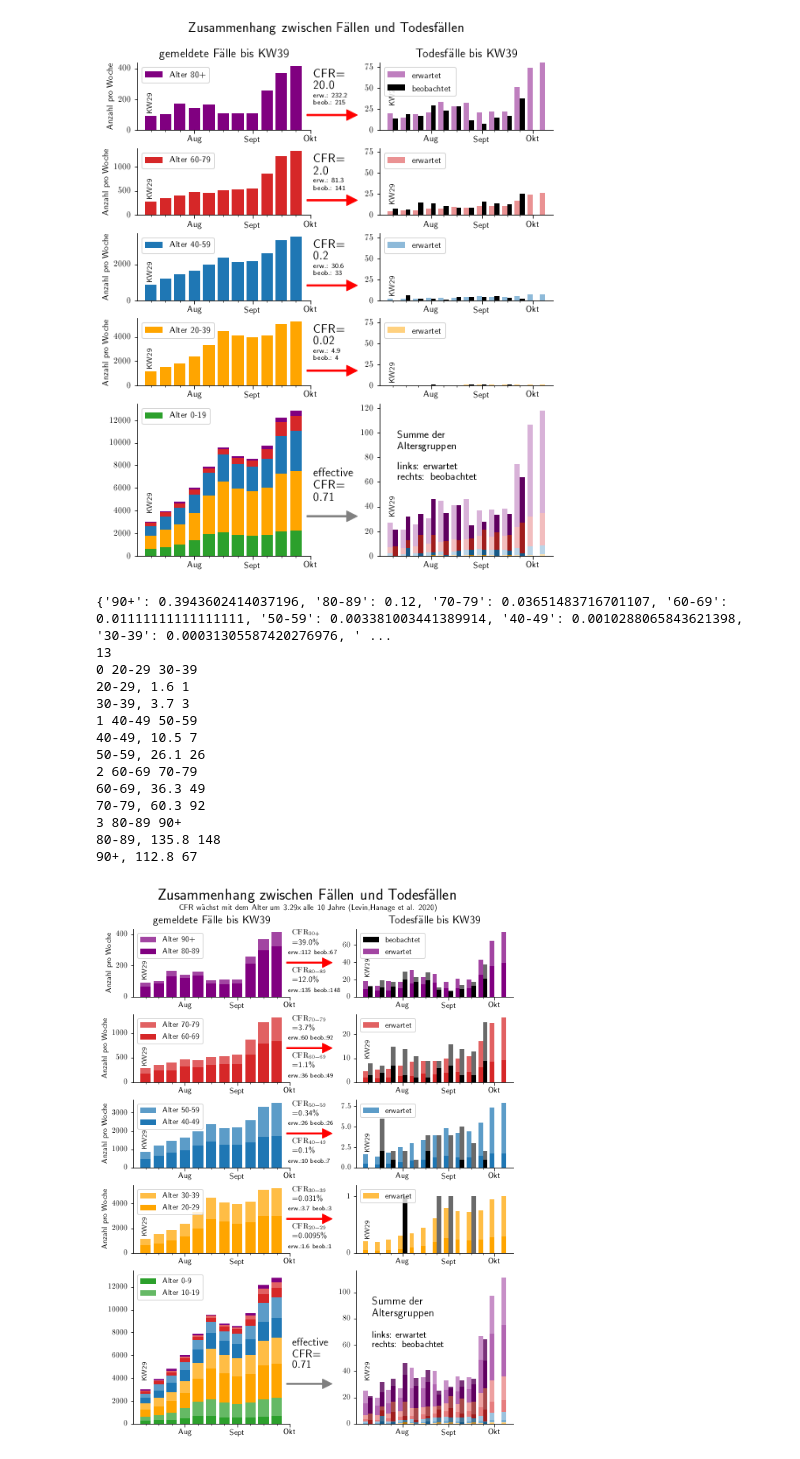
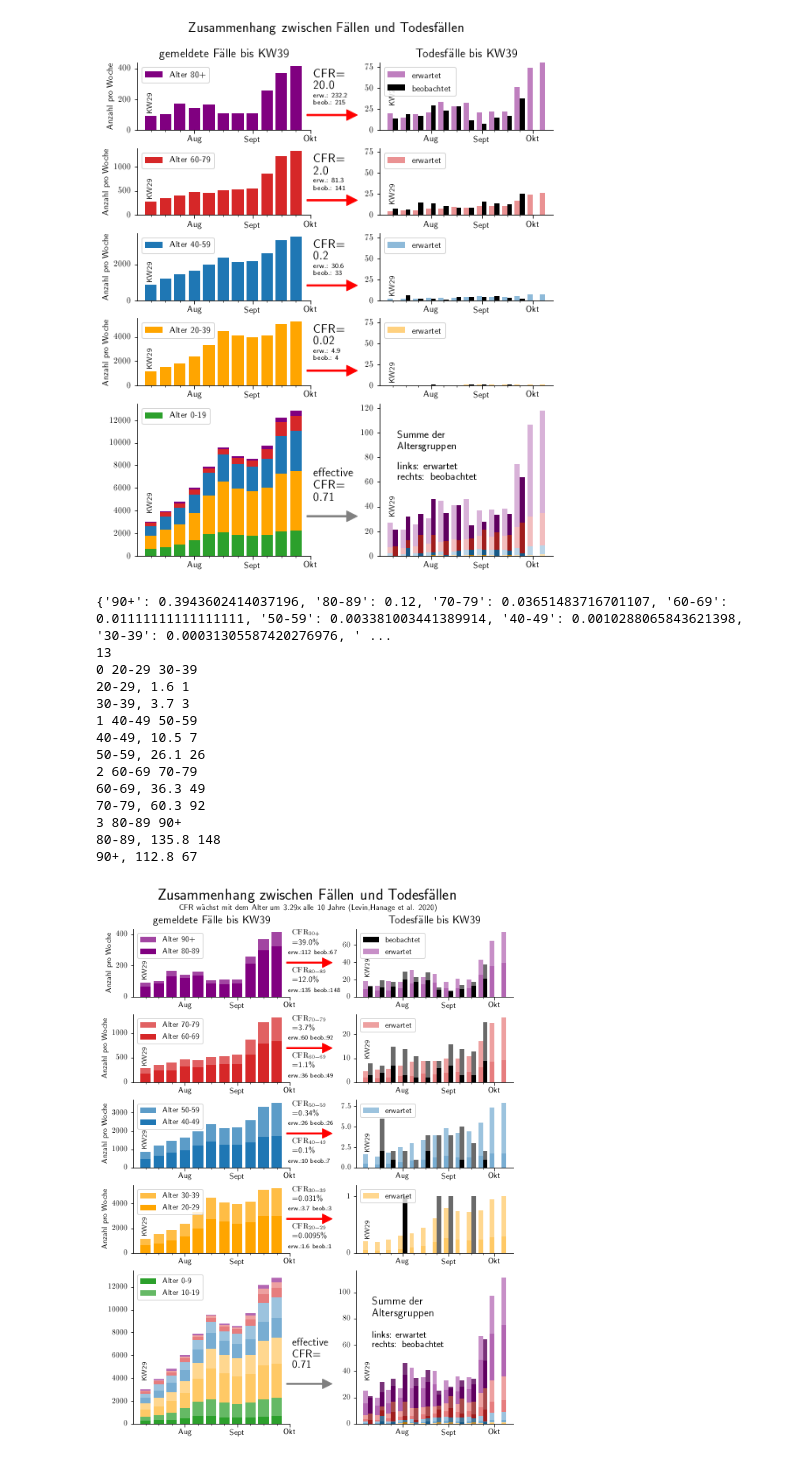
Before and after one commit to Priesemann-Group/covid19_research, a Jupyter notebook: SurvStat_RKI/notebooks/CFR_Graph.ipynb, the cells around one changed output. Drawn from its saved outputs; the diff is of its cells as text; code cells hidden in the pictures.

Commit message:
Minor polish of transparancy for estimated cases in right graphs

```diff
--- a/SurvStat_RKI/notebooks/CFR_Graph.ipynb
+++ b/SurvStat_RKI/notebooks/CFR_Graph.ipynb
@@ -564,8 +564,8 @@ for i,ab in enumerate([["20-29","30-39"],["40-49","50-59"],["60-69","70-79"],["8
 
     c = color[i]
     for ag,alpha in zip([a,b],[1,alpha2]):
-        cx.bar(np.arange(len(cases[ag])-3)+29,cases[ag][2:-1],bottom=last_c[2:],width=.8,color=c,alpha=alpha)
-        dx.bar(np.arange(len(cases[ag])-1)-.2+29,cases[ag][:-1]*cfr[ag],bottom=last_cd,width=.4,color=c,label="erwartet",alpha=0.6*alpha)
+        cx.bar(np.arange(len(cases[ag])-3)+29,cases[ag][2:-1],bottom=last_c[2:],width=.8,color=c,alpha=0.6*alpha)
+        dx.bar(np.arange(len(cases[ag])-1)-.2+29,cases[ag][:-1]*cfr[ag],bottom=last_cd,width=.4,color=c,label="erwartet",alpha=.6*alpha)
         dx.bar(np.arange(len(deaths_by_age[ag])-2)+.2+29,deaths_by_age[ag][2:],bottom=last_d[2:],width=.4,color=c,label="beobachtet",alpha=alpha)
 
         last_c += cases[ag][:-1]
@@ -584,8 +584,8 @@ for i,ab in enumerate([["20-29","30-39"],["40-49","50-59"],["60-69","70-79"],["8
     bx.bar(np.arange(len(deaths_by_age[a])-2)+.2+29,deaths_by_age[a][2:],width=.4,color="black",label=l)
     bx.bar(np.arange(len(deaths_by_age[b])-2)+.2+29,deaths_by_age[b][2:],bottom=deaths_by_age[a][2:],width=.4,color="black",alpha=alpha2*.8)
 
-    bx.bar(np.arange(len(cases[b])-1)-.2+29,cases[b][:-1]*cfr[b],width=.4,bottom=cases[a][:-1]*cfr[a],color=c,alpha=alpha2,label="erwartet")
-    bx.bar(np.arange(len(cases[a])-1)-.2+29,cases[a][:-1]*cfr[a],width=.4,color=c)
+    bx.bar(np.arange(len(cases[b])-1)-.2+29,cases[b][:-1]*cfr[b],width=.4,bottom=cases[a][:-1]*cfr[a],color=c,alpha=alpha2*.6,label="erwartet")
+    bx.bar(np.arange(len(cases[a])-1)-.2+29,cases[a][:-1]*cfr[a],width=.4,color=c,alpha=.6)
 
 
     if i == 0:
@@ -648,31 +648,31 @@ dx.text(28.7,max(last_cd[2],last_d[2])*1.3,"KW29",rotation=90,size=9)
 
 dx.bar(np.arange(len(deaths_by_age[ag])-2)+.2+29,last_d[2:],width=.4,color="black",label="beobachtet",alpha=0.25)
 
 for tx in txs:
 
     tx.spines['top'].set_visible(False)
     tx.spines['right'].set_visible(False)
 
     tx.set_xticks([32,36,40])
     tx.set_xticks(range(29,41),minor=True)
     tx.set_xticklabels(["Aug","Sept","Okt"])
 
 
 fig.savefig("AgeCfrEstimatedDeathsStack_10y.pdf")
 fig.savefig("AgeCfrEstimatedDeathsStack_10y.png",dpi=300)
 # %% [output]
 {'90+': 0.3943602414037196, '80-89': 0.12, '70-79': 0.03651483716701107, '60-69': 0.01111111111111111, '50-59': 0.003381003441389914, '40-49': 0.0010288065843621398, '30-39': 0.00031305587420276976, ' ...
 13
 0 20-29 30-39
 20-29, 1.6 1
 30-39, 3.7 3
 1 40-49 50-59
 40-49, 10.5 7
 50-59, 26.1 26
 2 60-69 70-79
 60-69, 36.3 49
 70-79, 60.3 92
 3 80-89 90+
 80-89, 135.8 148
 90+, 112.8 67
-[figure, old version]
+[figure, new version]
```
Also changed, not shown: 1 other file.
